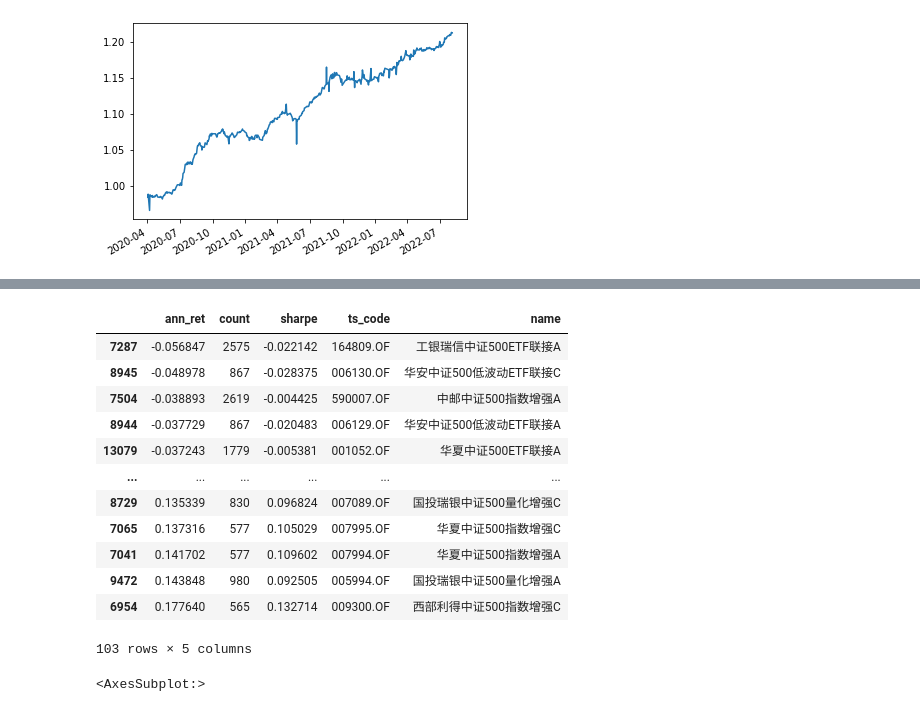
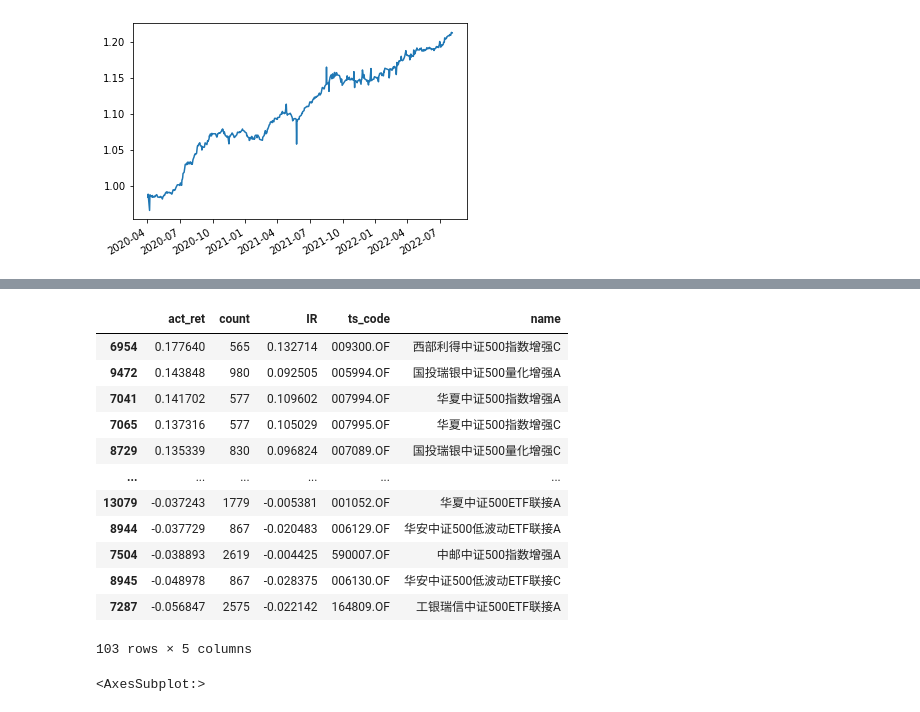
Before and after one commit to xiaolulu2017/fund_research, a Jupyter notebook: res2.ipynb, the cells around one changed output, grey strips where cells are left out. Drawn from its saved outputs; the diff is of its cells as text; code cells hidden in the pictures.

```diff
--- a/res2.ipynb
+++ b/res2.ipynb
@@ -51,15 +51,15 @@ def fund_prem_performance(funds, idx):
     for col in prem_panel.columns:
         prem_panel[col] = prem_panel[col] -  prem_panel['benchmark']
     prem_panel.drop('benchmark', axis=1, inplace=True)
-    prem_sharpe = prem_panel.mean() / prem_panel.std()
+    prem_ir = prem_panel.mean() / prem_panel.std()
     prem_cnt = prem_panel.count()
-    prem_ann_ret = (prem_panel+1).cumprod().tail(1) ** (245 / prem_cnt) - 1
-    prem_ann_ret = prem_ann_ret.transpose()
-    prem_ann_ret.columns = ['ann_ret']
+    prem_act_ret = (prem_panel+1).cumprod().tail(1) ** (245 / prem_cnt) - 1
+    prem_act_ret = prem_act_ret.transpose()
+    prem_act_ret.columns = ['act_ret']
     prem_cnt.name = 'count'
-    prem_stat = prem_ann_ret.merge(prem_cnt, left_index=True, right_index=True)
-    prem_sharpe.name = 'sharpe'
-    prem_stat = prem_stat.merge(prem_sharpe, left_index=True, right_index=True)
+    prem_stat = prem_act_ret.merge(prem_cnt, left_index=True, right_index=True)
+    prem_ir.name = 'IR'
+    prem_stat = prem_stat.merge(prem_ir, left_index=True, right_index=True)
     prem_stat = prem_stat.merge(funds[['ts_code','name']], left_index=True, right_on='ts_code')
     return prem_stat, prem_panel
 # %%
@@ -88,20 +109,20 @@ stat[stat['count']>500].sort_values('ann_ret')
 # %%
 stat, panel = fund_prem_performance(funds500, idx500)
 # %%
-stat[stat['count']>500].sort_values('ann_ret')
+stat[stat['count']>500].sort_values('act_ret', ascending=False)
 # %% [output]
-|  | ann_ret | count | sharpe | ts_code | name |
+|  | act_ret | count | IR | ts_code | name |
+| 6954 | 0.177640 | 565 | 0.132714 | 009300.OF | 西部利得中证500指数增强C |
+| 9472 | 0.143848 | 980 | 0.092505 | 005994.OF | 国投瑞银中证500量化增强A |
+| 7041 | 0.141702 | 577 | 0.109602 | 007994.OF | 华夏中证500指数增强A |
+| 7065 | 0.137316 | 577 | 0.105029 | 007995.OF | 华夏中证500指数增强C |
+| 8729 | 0.135339 | 830 | 0.096824 | 007089.OF | 国投瑞银中证500量化增强C |
+| ... | ... | ... | ... | ... | ... |
+| 13079 | -0.037243 | 1779 | -0.005381 | 001052.OF | 华夏中证500ETF联接A |
+| 8944 | -0.037729 | 867 | -0.020483 | 006129.OF | 华安中证500低波动ETF联接A |
+| 7504 | -0.038893 | 2619 | -0.004425 | 590007.OF | 中邮中证500指数增强A |
+| 8945 | -0.048978 | 867 | -0.028375 | 006130.OF | 华安中证500低波动ETF联接C |
 | 7287 | -0.056847 | 2575 | -0.022142 | 164809.OF | 工银瑞信中证500ETF联接A |
-| 8945 | -0.048978 | 867 | -0.028375 | 006130.OF | 华安中证500低波动ETF联接C |
-| 7504 | -0.038893 | 2619 | -0.004425 | 590007.OF | 中邮中证500指数增强A |
-| 8944 | -0.037729 | 867 | -0.020483 | 006129.OF | 华安中证500低波动ETF联接A |
-| 13079 | -0.037243 | 1779 | -0.005381 | 001052.OF | 华夏中证500ETF联接A |
-| ... | ... | ... | ... | ... | ... |
-| 8729 | 0.135339 | 830 | 0.096824 | 007089.OF | 国投瑞银中证500量化增强C |
-| 7065 | 0.137316 | 577 | 0.105029 | 007995.OF | 华夏中证500指数增强C |
-| 7041 | 0.141702 | 577 | 0.109602 | 007994.OF | 华夏中证500指数增强A |
-| 9472 | 0.143848 | 980 | 0.092505 | 005994.OF | 国投瑞银中证500量化增强A |
-| 6954 | 0.177640 | 565 | 0.132714 | 009300.OF | 西部利得中证500指数增强C |
 103 rows × 5 columns
 # %%
 (panel['007994.OF']+1).cumprod().plot()
```
Also changed, not shown: parts of 5 cells of this notebook, 1 other file.
